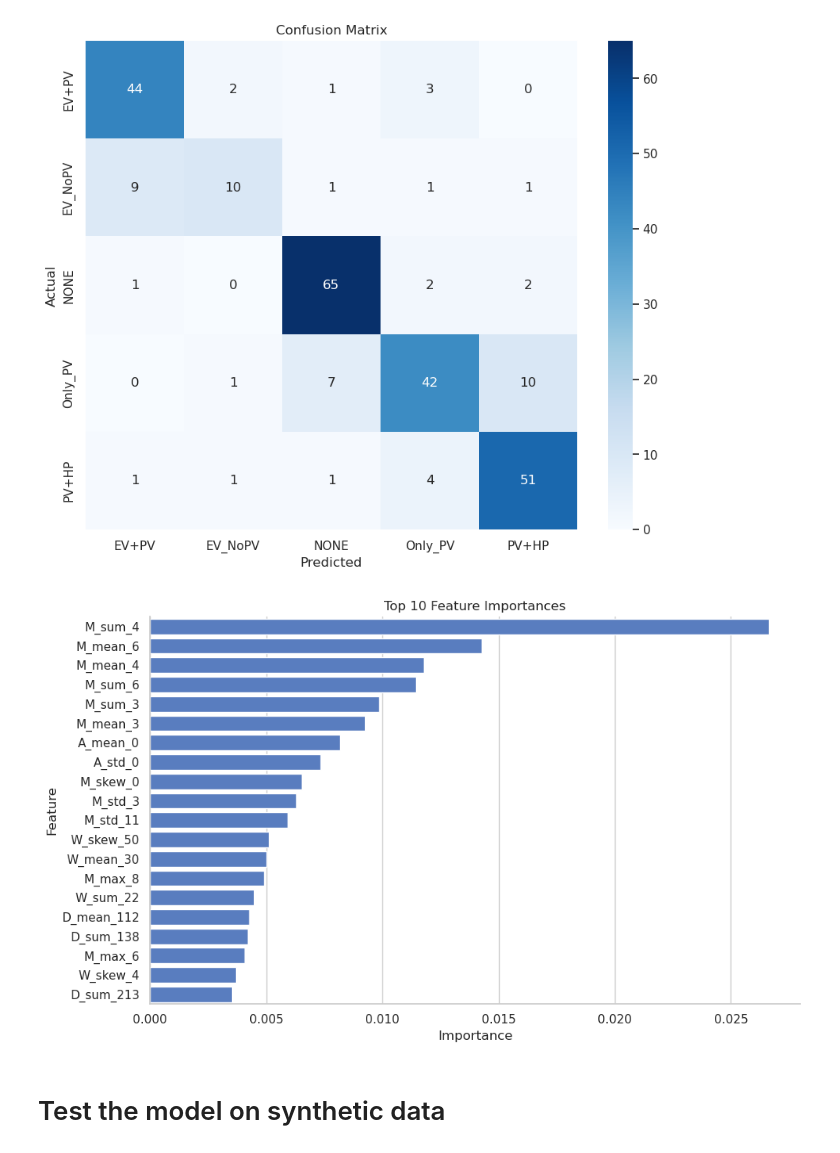
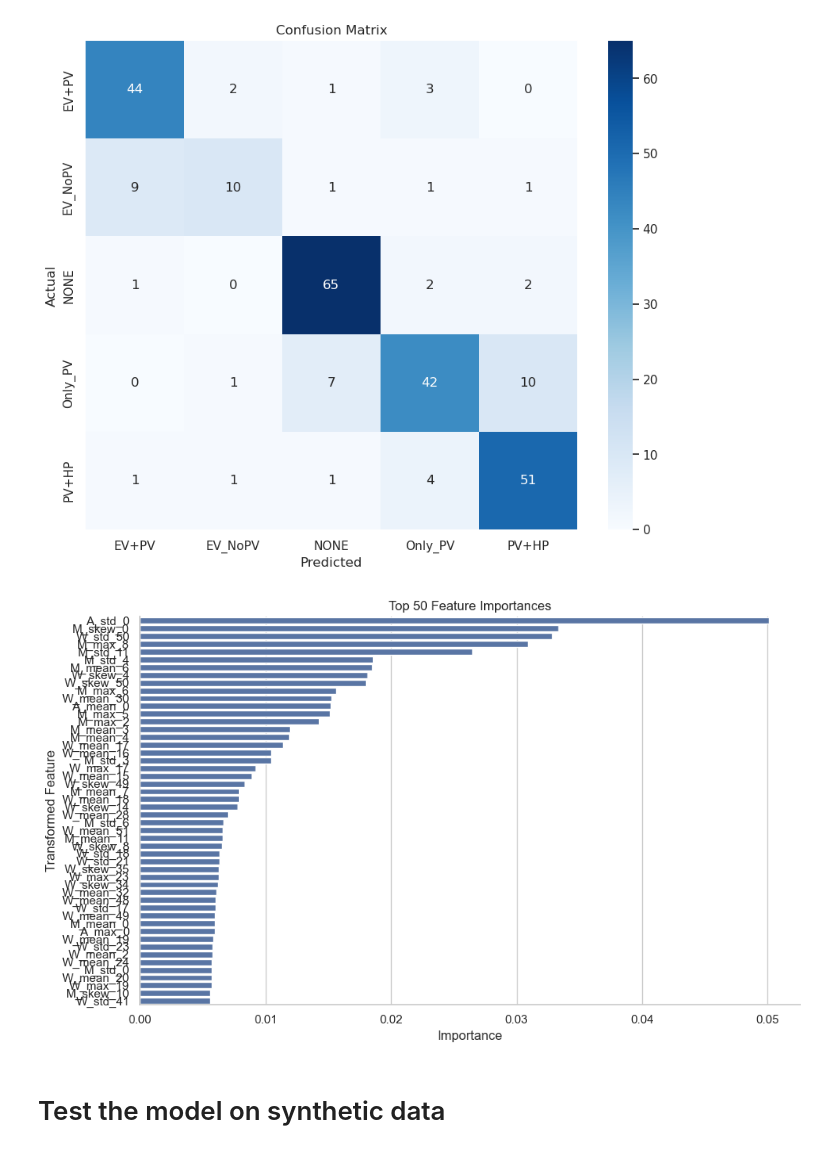
Before and after one commit to MODERATE-Project/HVAC_identification, a Jupyter notebook: XGBoost.ipynb, the cells around one changed output. Cells and saved outputs as stored; diff of their text form; code cells hidden in the pictures.

Commit message:
StackModelTested

```diff
--- a/XGBoost.ipynb
+++ b/XGBoost.ipynb
@@ -457,32 +452,51 @@ plt.show()
 # %% [output]
 [figure]
 # %%
-# Step 5: Feature Importance (Top 10)
-# Get feature importances from the best model
-# Get the mask of selected features
-selected_mask = final_model.named_steps['feature_selection'].get_support()
-selected_features = X_org.columns[selected_mask]
-# Get feature importances from the model
-feature_importances = final_model.named_steps['model'].feature_importances_
-# Create the importance DataFrame
-importance_df = pd.DataFrame({'Feature': selected_features, 'Importance': feature_importances})
+import matplotlib.pyplot as plt
+import pandas as pd
+import seaborn as sns
+import joblib
 
-# Sort by importance and select the top 10 features
-top_10_importances = importance_df.sort_values(by='Importance', ascending=False).head(20)
+# Load components
+preprocessor, selector, final_model = joblib.load("XGB_realData.joblib")
 
-# Plot the top 10 feature importances
+# Get original column names before preprocessing
+original_features = X.columns
+
+# Get selected feature indices after SelectKBest
+selected_indices = selector.get_support(indices=True)
+
+# Get column names after preprocessing
+preprocessed_features = preprocessor.get_feature_names_out()
+
+# Selected feature names after transformation
+selected_feature_names = preprocessed_features[selected_indices]
+
+# Get feature importances from the final_model (which is a plain XGBClassifier)
+importances = final_model.feature_importances_
+
+# Combine into DataFrame
+importance_df = pd.DataFrame({
+    'Feature': selected_feature_names,
+    'Importance': importances
+})
+
+# Sort top N features
+top_n = 50
+top_features = importance_df.sort_values(by='Importance', ascending=False).head(top_n)
+
+# Plot
 plt.figure(figsize=(10, 6))
-sns.set_theme(style="whitegrid", palette="muted")  # Minimal theme
-sns.barplot(x='Importance', y='Feature', data=top_10_importances)
-plt.title("Top 10 Feature Importances")
+sns.set_theme(style="whitegrid")
+sns.barplot(x='Importance', y='Feature', data=top_features)
+plt.title(f"Top {top_n} Feature Importances")
 plt.xlabel("Importance")
-plt.ylabel("Feature")
-sns.despine()  # Remove top and right spines for a cleaner look
+plt.ylabel("Transformed Feature")
+sns.despine()
 plt.tight_layout()
-plt.style.use('bmh')
 plt.show()
 # %% [output]
-[figure, old version]
+[figure, new version]
 # %% [markdown]
 # Test the model on synthetic data
 # %% [markdown]
```
Also changed, not shown: parts of 3 cells of this notebook, 1 other file.
